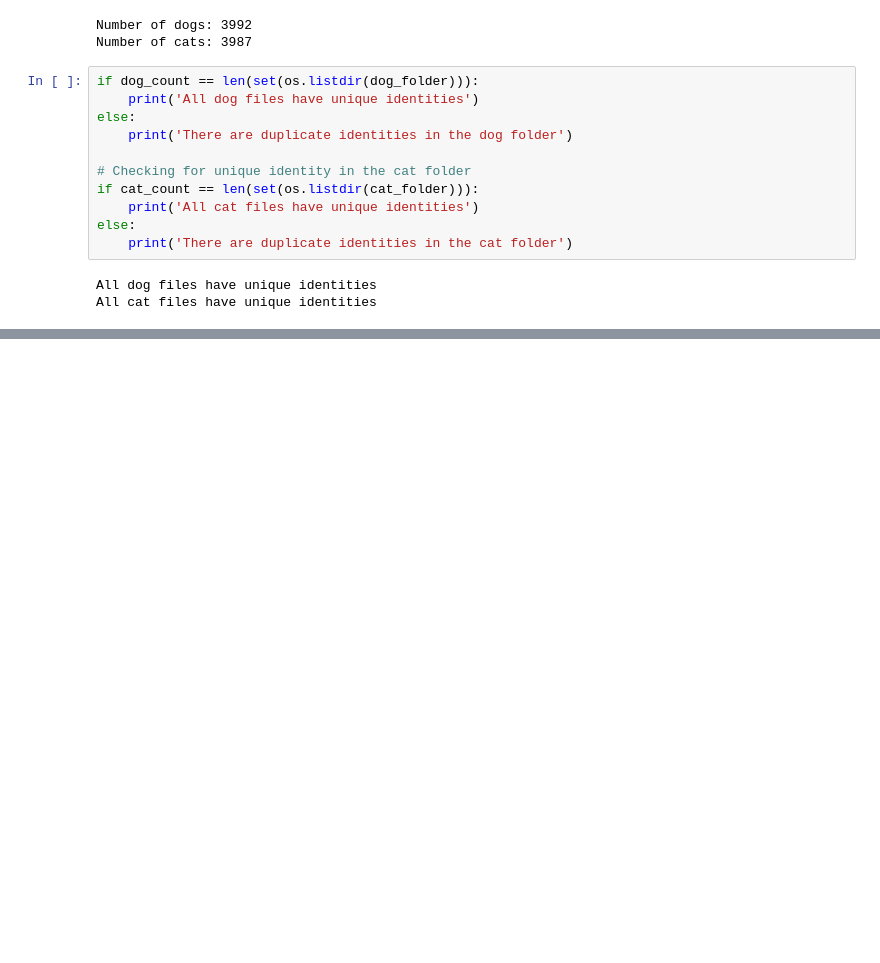
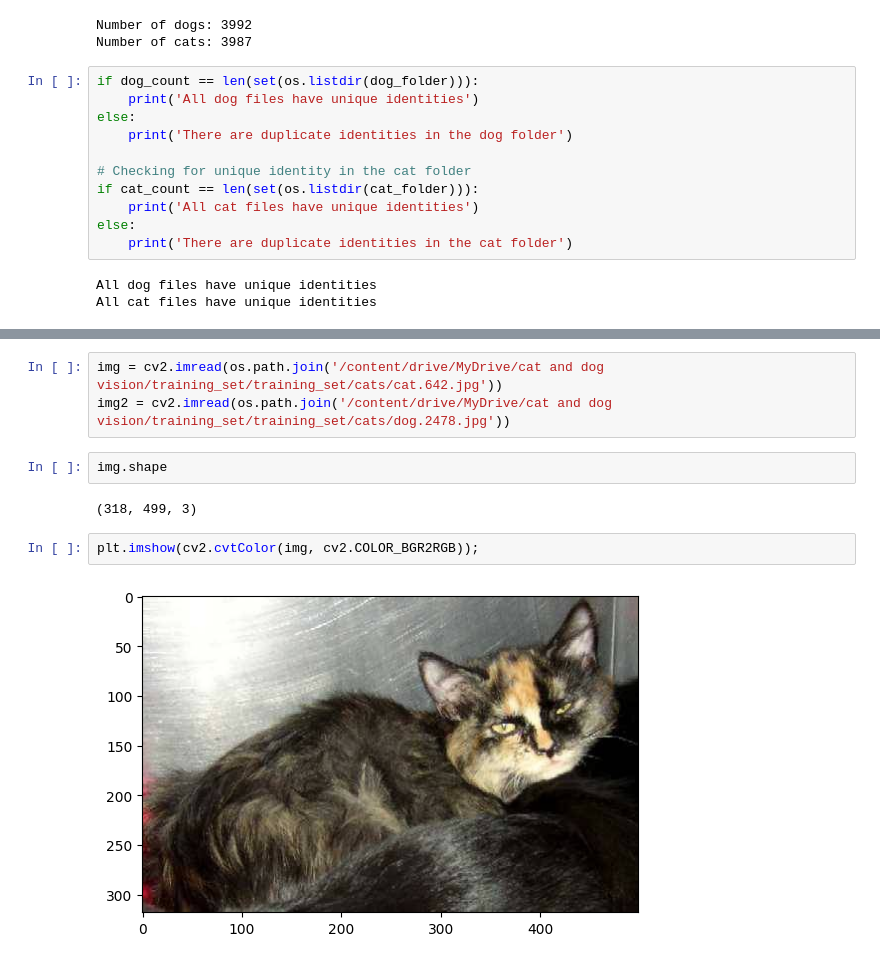
Before and after one commit to Francisroyce/Data-Science-ProjectPortfolio, a Jupyter notebook: dog_and_cat_vision.ipynb, the cells around one changed output, grey strips where cells are left out. Saved outputs shown, nothing was run; the diff lists cells and outputs as text; blank space fills up the shorter version.

```diff
--- a/dog_and_cat_vision.ipynb
+++ b/dog_and_cat_vision.ipynb
@@ -48,0 +125,11 @@ All cat files have unique identities
+# %%
+img = cv2.imread(os.path.join('/content/drive/MyDrive/cat and dog vision/training_set/training_set/cats/cat.642.jpg'))
+img2 = cv2.imread(os.path.join('/content/drive/MyDrive/cat and dog vision/training_set/training_set/cats/dog.2478.jpg'))
+# %%
+img.shape
+# %% [output]
+(318, 499, 3)
+# %%
+plt.imshow(cv2.cvtColor(img, cv2.COLOR_BGR2RGB));
+# %% [output]
+[figure, added]
```
Also changed, not shown: parts of 22 cells of this notebook.
